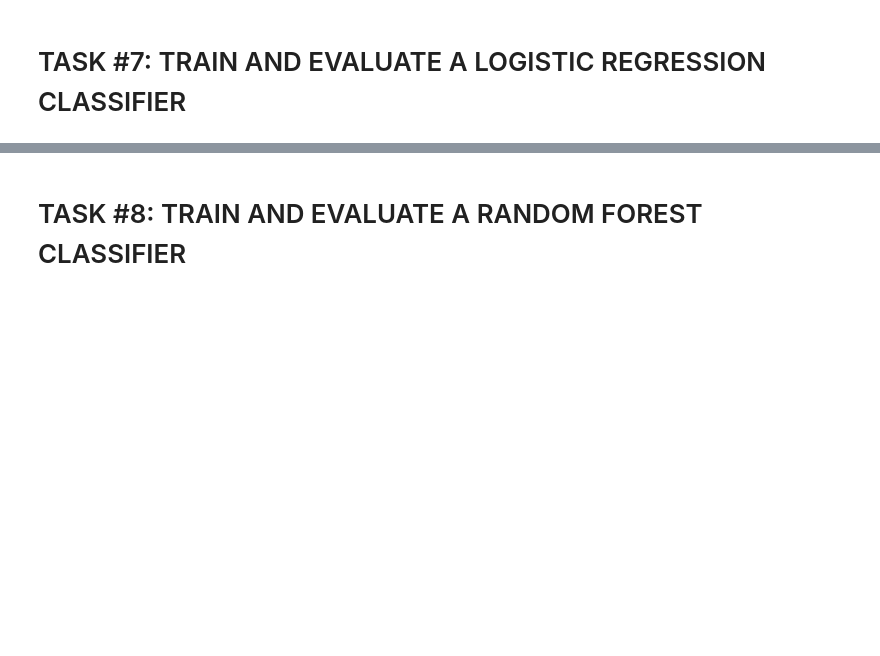
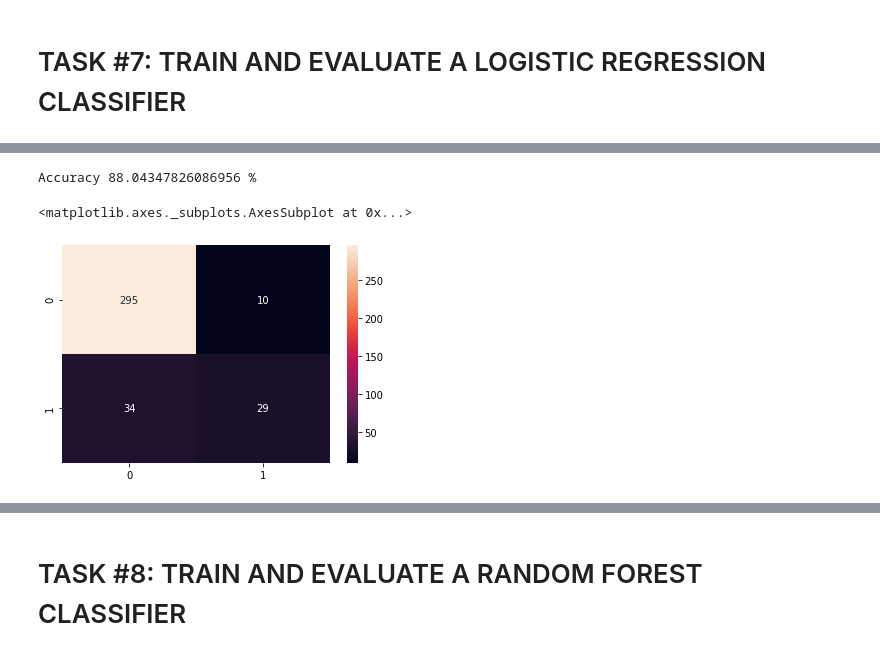
Before and after one commit to wellmej/DataScienceUseCases, a Jupyter notebook: My_Human_Resources_Department_Skeleton.ipynb, the cells around one changed output, grey strips where cells are left out. Saved outputs shown, nothing was run; the diff lists cells and outputs as text; code cells hidden in the pictures; blank space fills up the shorter version.

```diff
--- a/My_Human_Resources_Department_Skeleton.ipynb
+++ b/My_Human_Resources_Department_Skeleton.ipynb
@@ -585,3 +585,6 @@ Name: Attrition, Length: 1470, dtype: int64
 ![alt text](https://drive.google.com/uc?id=19cXoBqSiqbEGNofnD603bz3xEAsX28hy)
 # %% [markdown]
 # TASK #7: TRAIN AND EVALUATE A LOGISTIC REGRESSION CLASSIFIER
+# %%
+from sklearn.model_selection import train_test_split
+X_train, X_test, y_train, y_test = train_test_split(X, y, test_size = 0.25)
@@ -587,0 +605,6 @@ Name: Attrition, Length: 1470, dtype: int64
+# %%
+#----------------------------
+# Instantiate the Model
+#----------------------------
+model = LogisticRegression()
+model.fit(X_train, y_train)
@@ -588,2 +617,7 @@ Name: Attrition, Length: 1470, dtype: int64
+# %%
+#-----------------------------------------------------------------------------------------
+# Predict the outcome (Employee Stays-0 or Employee Leaves-1) based on the test dataset
+#-----------------------------------------------------------------------------------------
+y_pred = model.predict(X_test)
 # %%
 # Testing Set Performance
@@ -589,0 +643,33 @@ Name: Attrition, Length: 1470, dtype: int64
+# %%
+#------------------------------------------------------------------------------
+# Look at Accuracy of the prediction on data the model has never seen
+#------------------------------------------------------------------------------
+from sklearn.metrics import confusion_matrix, classification_report
+print ('Accuracy {} %'.format( 100 * accuracy_score(y_pred, y_test)))
+# %% [output]
+Accuracy 88.04347826086956 %
+# %%
+#-----------------------------------------------------------------
+# Plot the Confusion Matrix
+#-----------------------------------------------------------------
+#
+# Syntax: sklearn.metrics.confusion_matrix(y_true, y_pred, *, labels=None, sample_weight=None, normalize=None)
+#
+cm = confusion_matrix(y_test, y_pred)
+sns.heatmap(cm, annot = True, fmt='d')
+#
+#
+# Interpretation
+#
+#  Classified correctly: 295 employees who stayed (0)
+#                         29 employees who left (1)
+#  Classified incorrectly: 34 would stay but actually left (1) + 10 would leave but actually stayed (0)
+#
+# Remember: y-axis (veritcal)   is the predicted
+#           x-axis (horizontal) is the true actual result
+#
+#  Test set size 368 = 310+34+7+17
+#
+# %% [output]
+<matplotlib.axes._subplots.AxesSubplot at 0x...>
+[figure, added]
```
Also changed, not shown: parts of 35 cells of this notebook.
